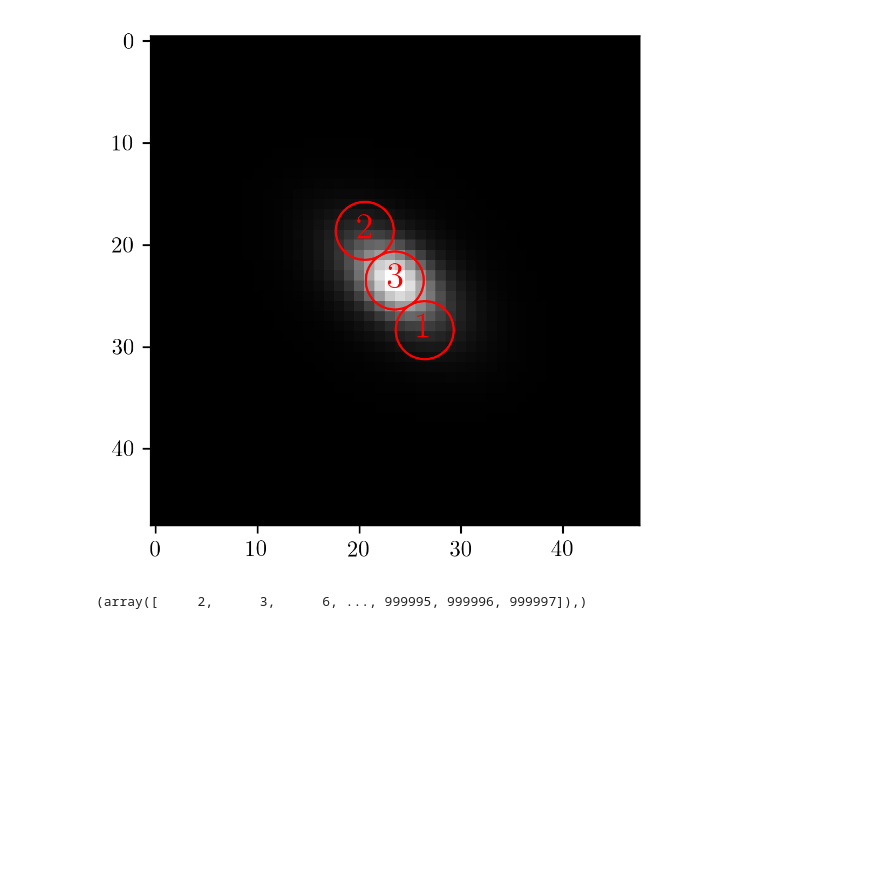
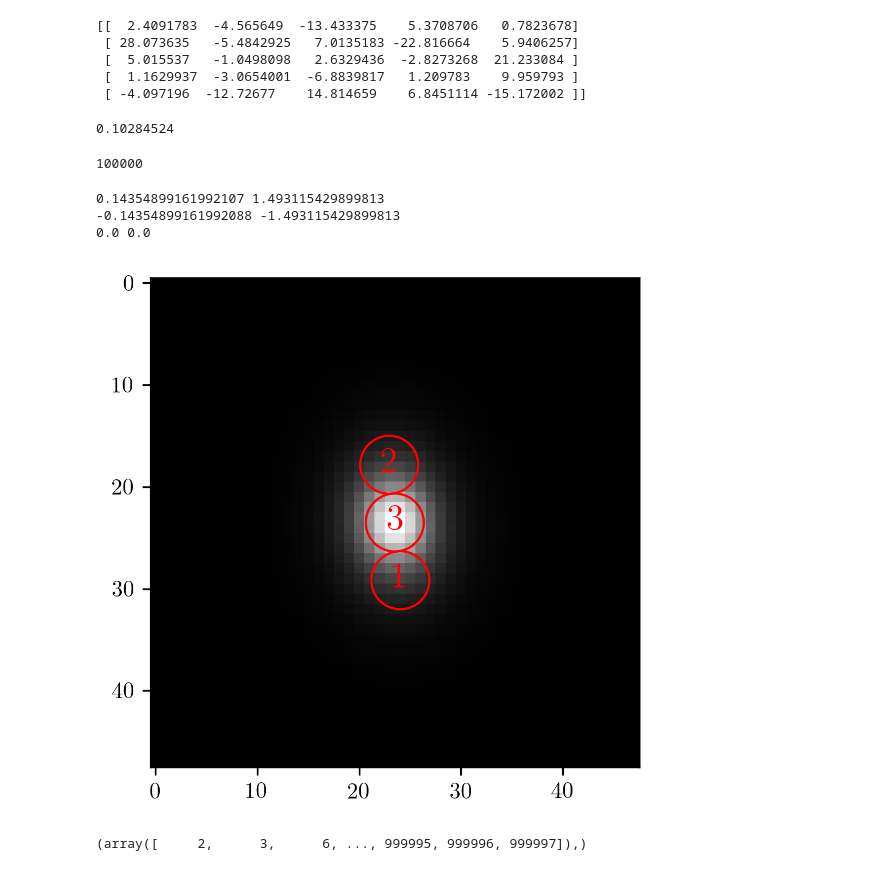
Before and after one commit to KinematicLensing/kl-nn, a Jupyter notebook: data_generate/test_training_data.ipynb, the cells around one changed output. Drawn from its saved outputs; the diff is of its cells as text; code cells hidden in the pictures; blank space fills up the shorter version.

Commit message:
added deconv model training modules (WIP)

```diff
--- a/data_generate/test_training_data.ipynb
+++ b/data_generate/test_training_data.ipynb
@@ -59,2 +67,16 @@ No.    Name      Ver    Type      Cards   Dimensions   Format
+# %%
+print(noise[:5, :5])
+# %% [output]
+[[  2.4091783  -4.565649  -13.433375    5.3708706   0.7823678]
+ [ 28.073635   -5.4842925   7.0135183 -22.816664    5.9406257]
+ [  5.015537   -1.0498098   2.6329436  -2.8273268  21.233084 ]
+ [  1.1629937  -3.0654001  -6.8839817   1.209783    9.959793 ]
+ [ -4.097196  -12.72677    14.814659    6.8451114 -15.172002 ]]
+# %%
+SNR = np.sum(img)/np.sum(np.abs(noise))
+print(SNR)
+# %% [output]
+0.10284524
 # %%
 pixscale = hdu[7].header['PIXSCALE']
+fiber_offset = 1.5
@@ -61,23 +86,52 @@ pixscale = hdu[7].header['PIXSCALE']
+# %%
+ID = 100000
+folder = ID // 4000 + 1
+hdu = fits.open(join(fits_dir, f'temp_{folder}/training_{ID}.fits'))
+g1, g2, theta_int, sini, v0, vcirc, rscale, hlr = samples.iloc[ID, 1:]
+# %%
+ID
+# %% [output]
+100000
+# %%
+cosi = np.sqrt(1-sini**2)
+A = np.array([[1+g1, g2],
+              [g2, 1-g1]])
+R = np.array([[np.cos(theta_int), -np.sin(theta_int)],
+              [np.sin(theta_int), np.cos(theta_int)]])
+P = np.array([[1, 0],
+              [0, cosi]])
+T = np.matmul(A, np.matmul(R, P))
+# %%
+U, S, Vh = np.linalg.svd(T)
+offsets = [(fiber_offset*np.cos(0),         fiber_offset*np.sin(0)),
+           (fiber_offset*np.cos(np.pi),   fiber_offset*np.sin(np.pi)),
+           (0,0)]
+offsets = np.matmul(offsets, U)
+# %%
+for (dx, dy) in offsets:
+    print(dx, dy)
+# %% [output]
+0.14354899161992107 1.493115429899813
+-0.14354899161992088 -1.493115429899813
+0.0 0.0
 # %%
 plt.rcParams.update({"text.usetex": True, "font.family": "serif", "figure.dpi": 300})
 ax = plt.figure().add_subplot()
-hdu = fits.open(join(fits_dir, f'testing_{40002}.fits'))
-params = np.round(np.array(samples.iloc[0]), 2)
 image_data = hdu[11].data
 ax.imshow(image_data, cmap='gray')
 
 for j in range(3):
-    x, y = hdu[j*2+1].header['FIBERDX'], hdu[j*2+1].header['FIBERDY']
+    x, y = offsets[j]
     x = x/pixscale + 23.5
     y = y/pixscale + 23.5
     offsetpos = (x,y)
     fiber = patches.Circle(offsetpos, 0.75/pixscale, color='red', fill=False)
     ax.add_patch(fiber)
     ax.text(x-0.75, y+0.75, f'{j+1}', fontsize=16, color='red')
 
 plt.show()
 # %% [output]
-[figure, old version]
+[figure, new version]
 # %%
 hi_vcirc_whr = np.where(samples.iloc[:, 6] > 300)
 samples_hi_vcirc = samples.iloc[hi_vcirc_whr]
```
Also changed, not shown: parts of 6 cells of this notebook, 7 other files.
